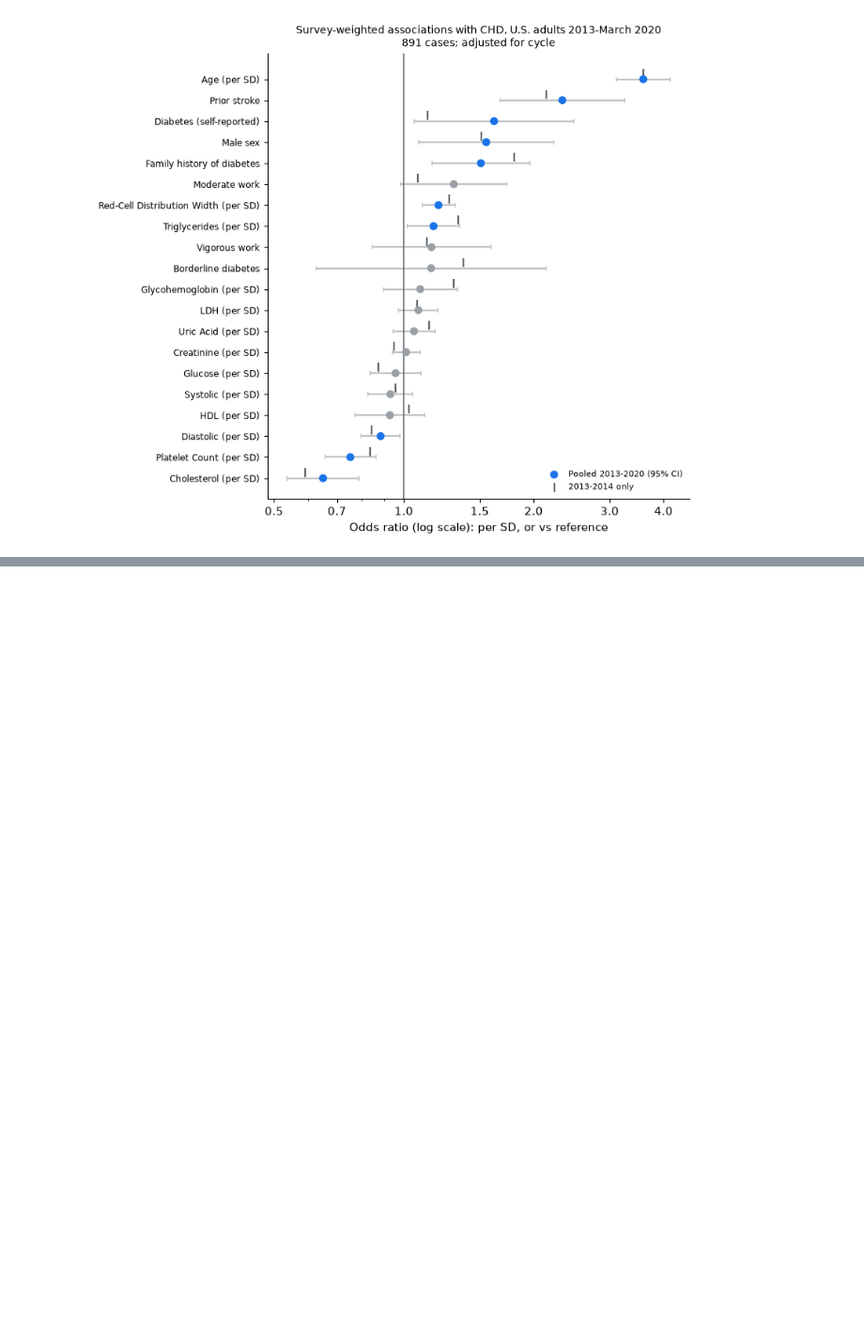
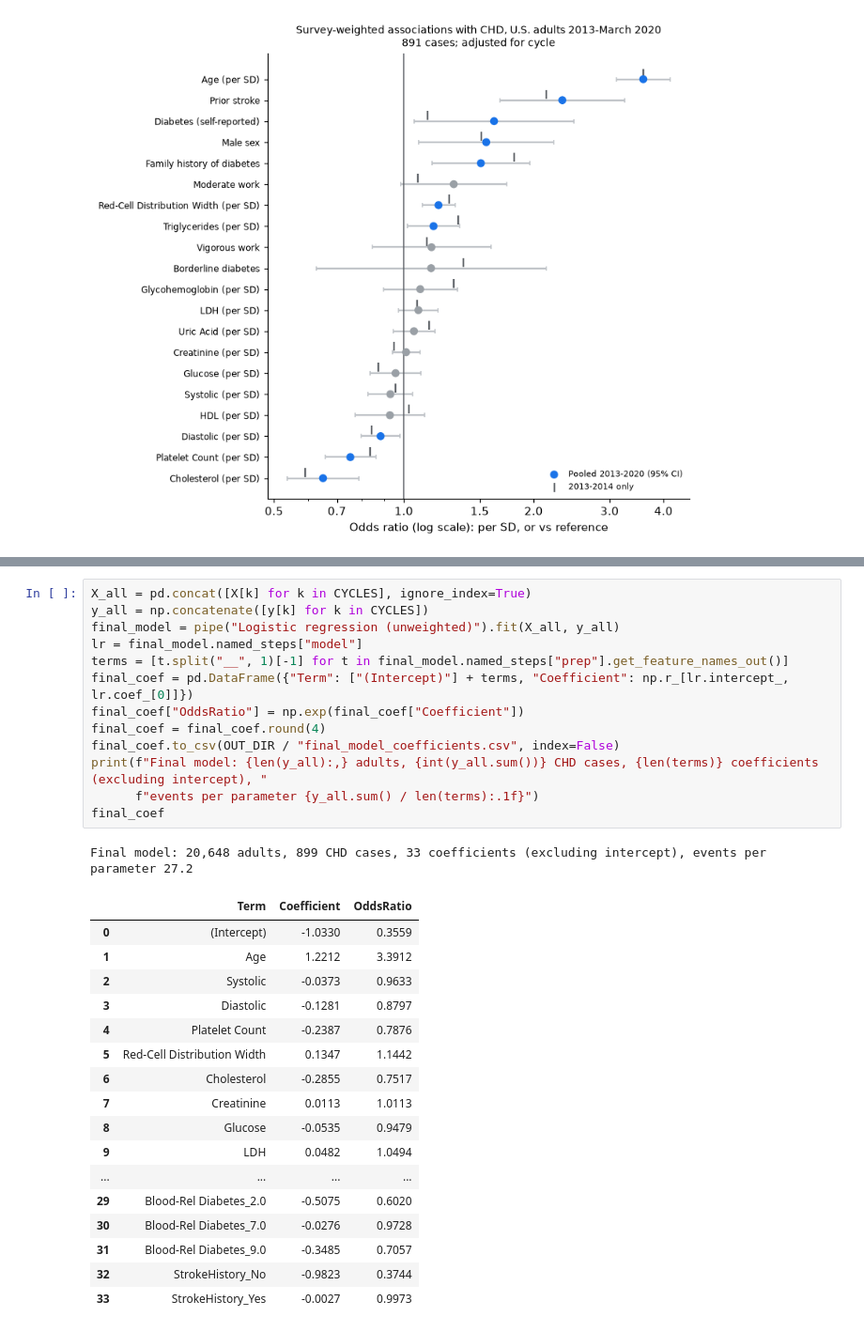
Before and after one commit to Markholmezza/nhanes-chd, a Jupyter notebook: notebooks/external_validation.ipynb, the cells around one changed output, grey strips where cells are left out. Shown at 94% size. Cells and saved outputs as stored; diff of their text form; blank space fills up the shorter version.

```diff
--- a/notebooks/external_validation.ipynb
+++ b/notebooks/external_validation.ipynb
@@ -526 +619,33 @@ fig.savefig(ROOT / "docs" / "pooled_forest.png", dpi=160, bbox_inches="tight");
+# %%
+X_all = pd.concat([X[k] for k in CYCLES], ignore_index=True)
+y_all = np.concatenate([y[k] for k in CYCLES])
+final_model = pipe("Logistic regression (unweighted)").fit(X_all, y_all)
+lr = final_model.named_steps["model"]
+terms = [t.split("__", 1)[-1] for t in final_model.named_steps["prep"].get_feature_names_out()]
+final_coef = pd.DataFrame({"Term": ["(Intercept)"] + terms, "Coefficient": np.r_[lr.intercept_, lr.coef_[0]]})
+final_coef["OddsRatio"] = np.exp(final_coef["Coefficient"])
+final_coef = final_coef.round(4)
+final_coef.to_csv(OUT_DIR / "final_model_coefficients.csv", index=False)
+print(f"Final model: {len(y_all):,} adults, {int(y_all.sum())} CHD cases, {len(terms)} coefficients (excluding intercept), "
+      f"events per parameter {y_all.sum() / len(terms):.1f}")
+final_coef
+# %% [output]
+Final model: 20,648 adults, 899 CHD cases, 33 coefficients (excluding intercept), events per parameter 27.2
+|  | Term | Coefficient | OddsRatio |
+| 0 | (Intercept) | -1.0330 | 0.3559 |
+| 1 | Age | 1.2212 | 3.3912 |
+| 2 | Systolic | -0.0373 | 0.9633 |
+| 3 | Diastolic | -0.1281 | 0.8797 |
+| 4 | Platelet Count | -0.2387 | 0.7876 |
+| 5 | Red-Cell Distribution Width | 0.1347 | 1.1442 |
+| 6 | Cholesterol | -0.2855 | 0.7517 |
+| 7 | Creatinine | 0.0113 | 1.0113 |
+| 8 | Glucose | -0.0535 | 0.9479 |
+| 9 | LDH | 0.0482 | 1.0494 |
+| ... | ... | ... | ... |
+| 29 | Blood-Rel Diabetes_2.0 | -0.5075 | 0.6020 |
+| 30 | Blood-Rel Diabetes_7.0 | -0.0276 | 0.9728 |
+| 31 | Blood-Rel Diabetes_9.0 | -0.3485 | 0.7057 |
+| 32 | StrokeHistory_No | -0.9823 | 0.3744 |
+| 33 | StrokeHistory_Yes | -0.0027 | 0.9973 |
 # %% [markdown]
```
Also changed, not shown: parts of 6 cells of this notebook, 7 other files.
